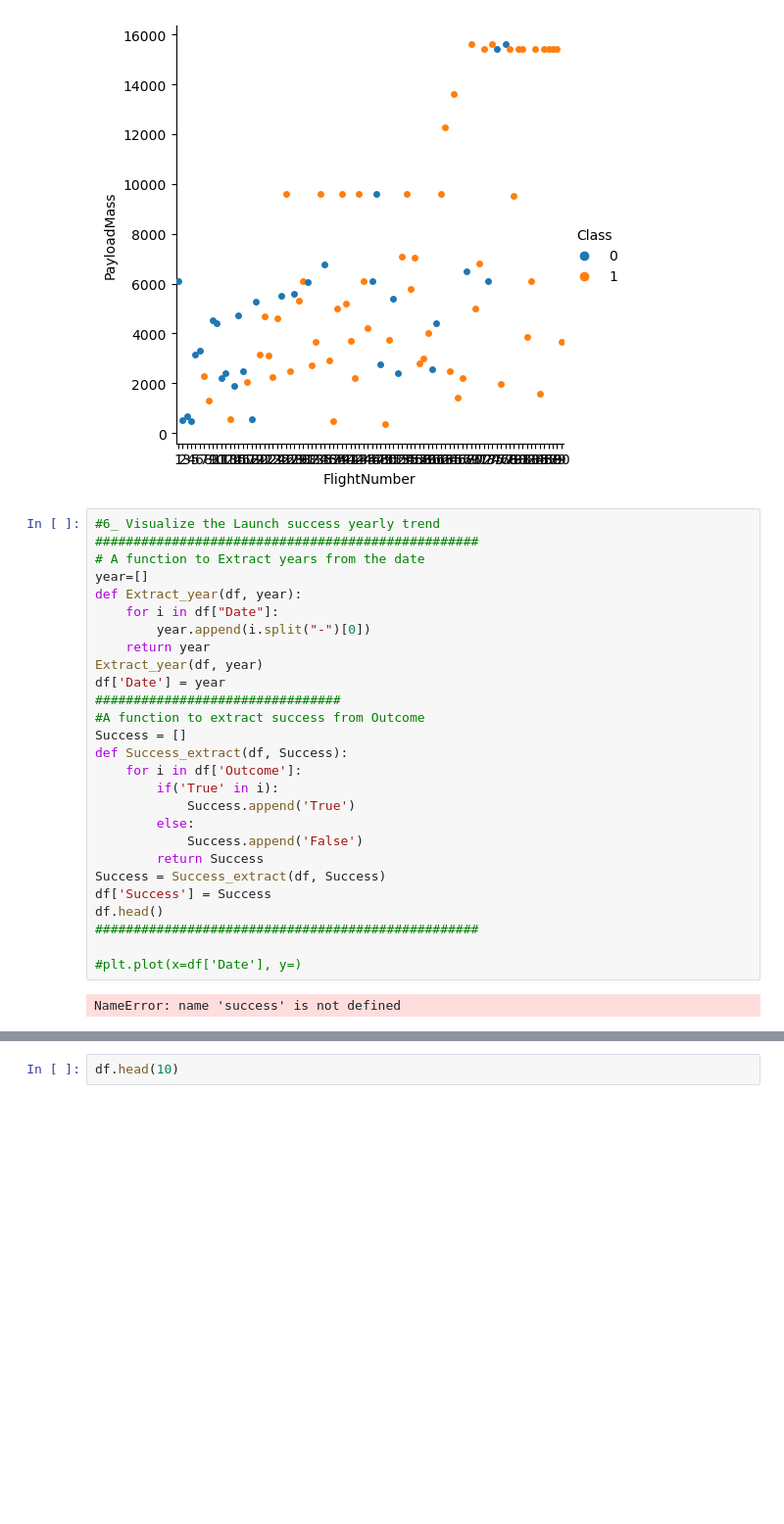
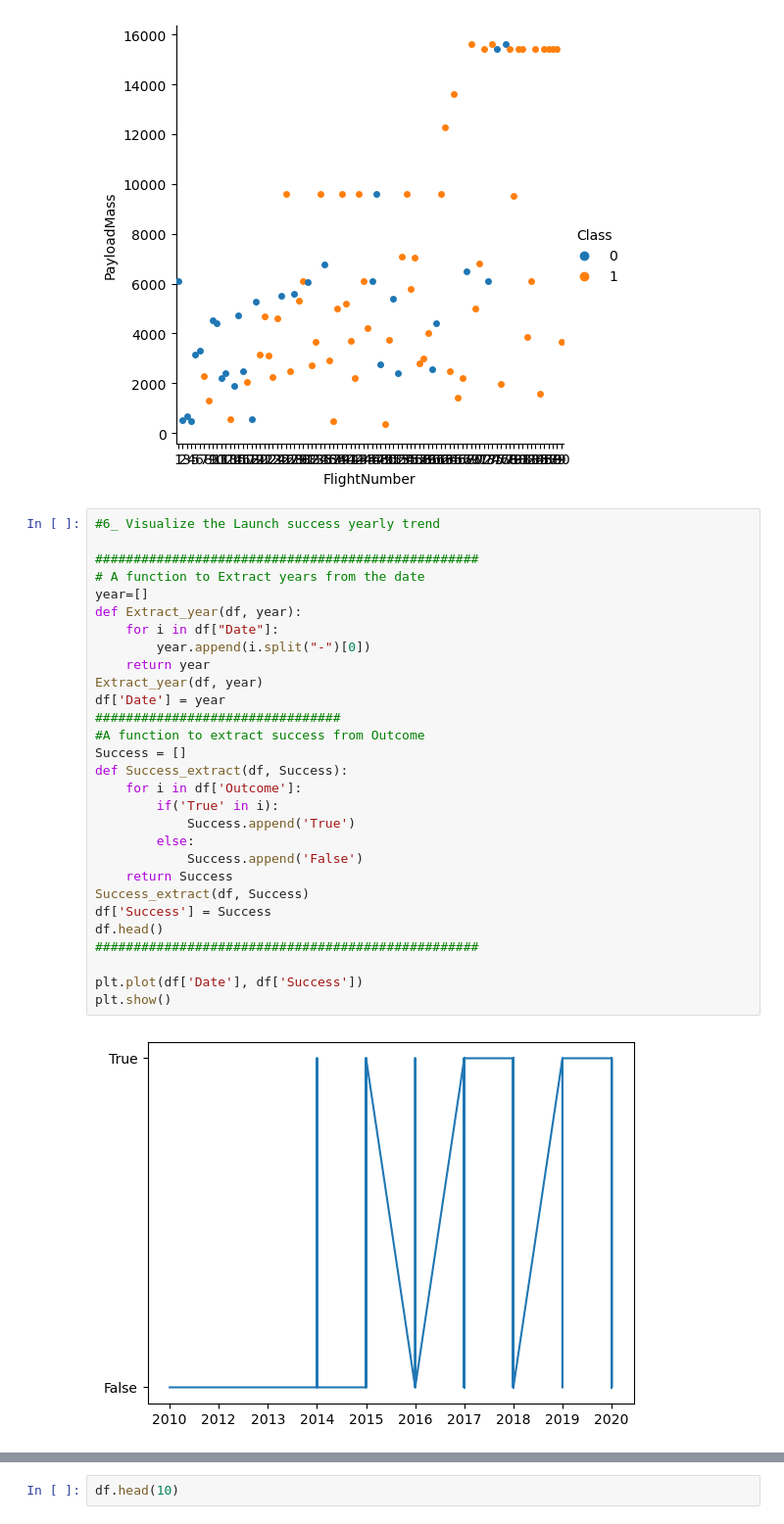
Before and after one commit to matublaq/SpaceY_project, a Jupyter notebook: Visualization/EDA_with_visualization.ipynb, the cells around one changed output, grey strips where cells are left out. Shown at 98% size. Drawn from its saved outputs; the diff is of its cells as text; blank space fills up the shorter version.

```diff
--- a/Visualization/EDA_with_visualization.ipynb
+++ b/Visualization/EDA_with_visualization.ipynb
@@ -107,30 +107,32 @@ plt.show()
 [figure]
 # %%
 #6_ Visualize the Launch success yearly trend
+
 ##################################################
 # A function to Extract years from the date
 year=[]
 def Extract_year(df, year):
     for i in df["Date"]:
         year.append(i.split("-")[0])
     return year
 Extract_year(df, year)
 df['Date'] = year
 ################################
 #A function to extract success from Outcome
 Success = []
 def Success_extract(df, Success):
     for i in df['Outcome']:
         if('True' in i):
             Success.append('True')
         else:
             Success.append('False')
-        return Success
-Success = Success_extract(df, Success)
+    return Success
+Success_extract(df, Success)
 df['Success'] = Success
 df.head()
 ##################################################
 
-#plt.plot(x=df['Date'], y=)
+plt.plot(df['Date'], df['Success'])
+plt.show()
 # %% [output]
-NameError: name 'success' is not defined
+[figure, added]
```
Also changed, not shown: parts of 5 cells of this notebook.
